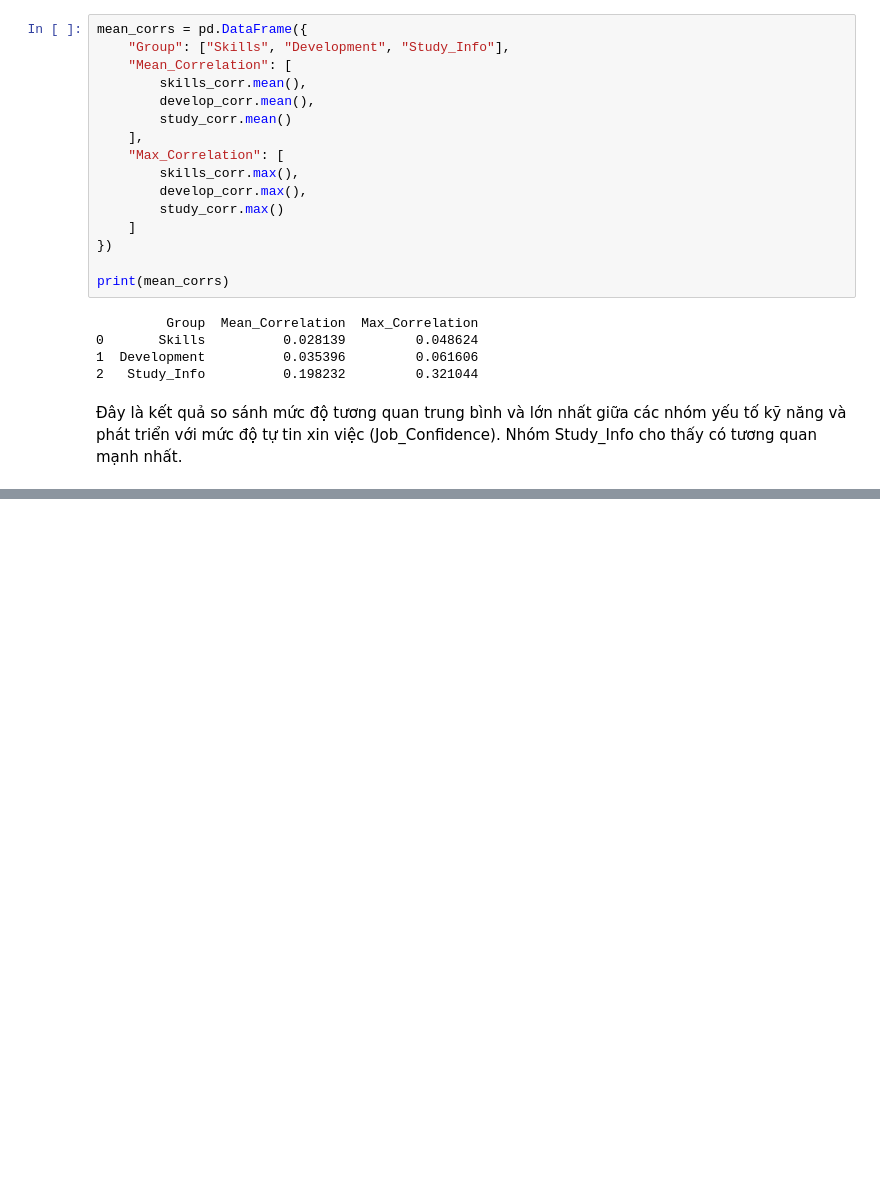
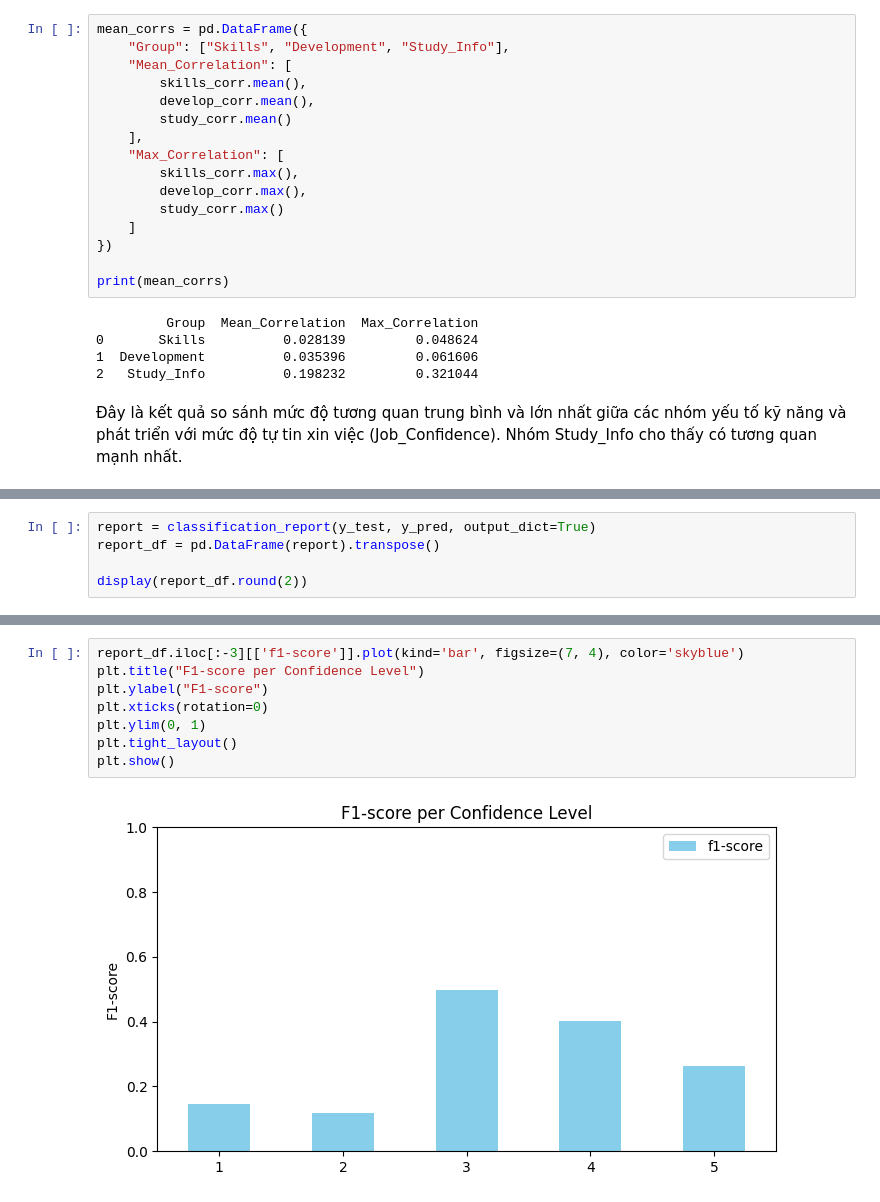
Before and after one commit to mnguyt25/quan-ly-thu-vien, a Jupyter notebook: Bai 50/project50.ipynb, the cells around one changed output, grey strips where cells are left out. Drawn from its saved outputs; the diff is of its cells as text; blank space fills up the shorter version.

```diff
--- a/Bai 50/project50.ipynb
+++ b/Bai 50/project50.ipynb
@@ -10519,0 +10591,5 @@ Nhóm Study_Info cho thấy có tương quan mạnh nhất.
+# %%
+report = classification_report(y_test, y_pred, output_dict=True)
+report_df = pd.DataFrame(report).transpose()
+
+display(report_df.round(2))
@@ -10519,0 +10606,10 @@ Nhóm Study_Info cho thấy có tương quan mạnh nhất.
+# %%
+report_df.iloc[:-3][['f1-score']].plot(kind='bar', figsize=(7, 4), color='skyblue')
+plt.title("F1-score per Confidence Level")
+plt.ylabel("F1-score")
+plt.xticks(rotation=0)
+plt.ylim(0, 1)
+plt.tight_layout()
+plt.show()
+# %% [output]
+[figure, added]
```
Also changed, not shown: parts of 17 cells of this notebook, 1 other file.
